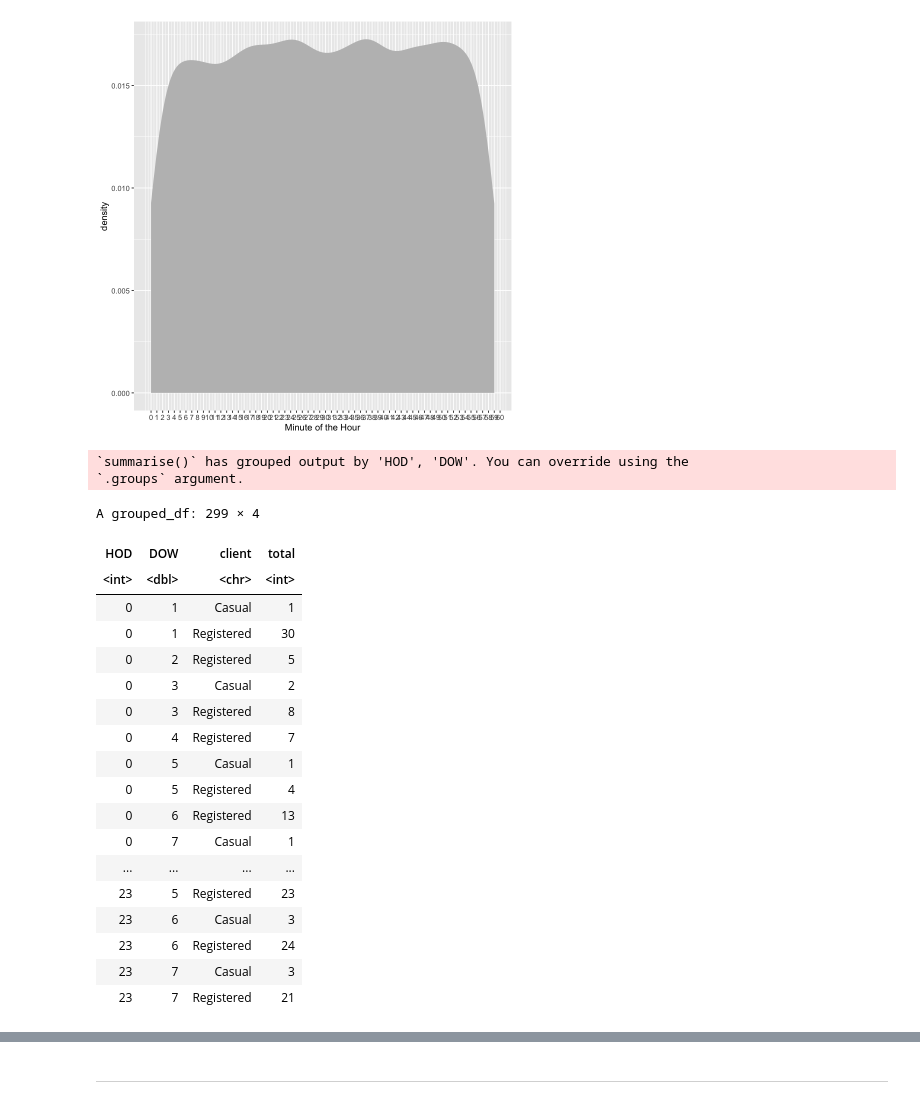
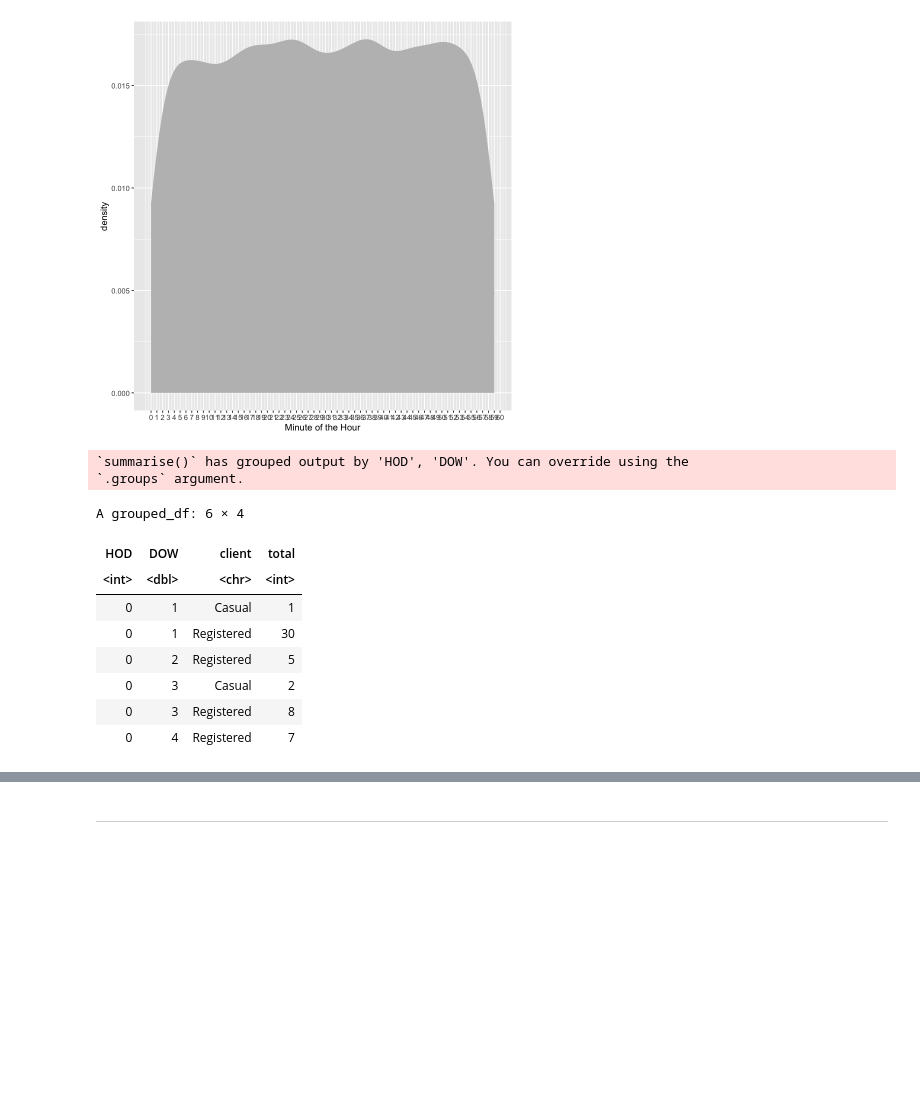
Before and after one commit to stat184-summer2023/a07-ggplot-davefriedman01, a Jupyter notebook: A07.ipynb, the cells around one changed output, grey strips where cells are left out. Drawn from its saved outputs; the diff is of its cells as text; code cells hidden in the pictures; blank space fills up the shorter version.

```diff
--- a/A07.ipynb
+++ b/A07.ipynb
@@ -171,31 +171,22 @@ Trips %>%
 # %%
 Trips %>%
   mutate(
     HOD = lubridate::hour(sdate),
     DOW = lubridate::wday(sdate),
   ) %>%
   group_by(HOD, DOW, client) %>%
-  summarize(total = n())
+  summarize(total = n()) %>%
+  head()
 # %% [output]
 `summarise()` has grouped output by 'HOD', 'DOW'. You can override using the
 `.groups` argument.
-A grouped_df: 299 × 4
+A grouped_df: 6 × 4
 | HOD | DOW | client | total |
 | <int> | <dbl> | <chr> | <int> |
 | 0 | 1 | Casual | 1 |
 | 0 | 1 | Registered | 30 |
 | 0 | 2 | Registered | 5 |
 | 0 | 3 | Casual | 2 |
 | 0 | 3 | Registered | 8 |
 | 0 | 4 | Registered | 7 |
-| 0 | 5 | Casual | 1 |
-| 0 | 5 | Registered | 4 |
-| 0 | 6 | Registered | 13 |
-| 0 | 7 | Casual | 1 |
-| ... | ... | ... | ... |
-| 23 | 5 | Registered | 23 |
-| 23 | 6 | Casual | 3 |
-| 23 | 6 | Registered | 24 |
-| 23 | 7 | Casual | 3 |
-| 23 | 7 | Registered | 21 |
 # %%
```
Also changed, not shown: parts of 1 cell of this notebook, 2 other files.
